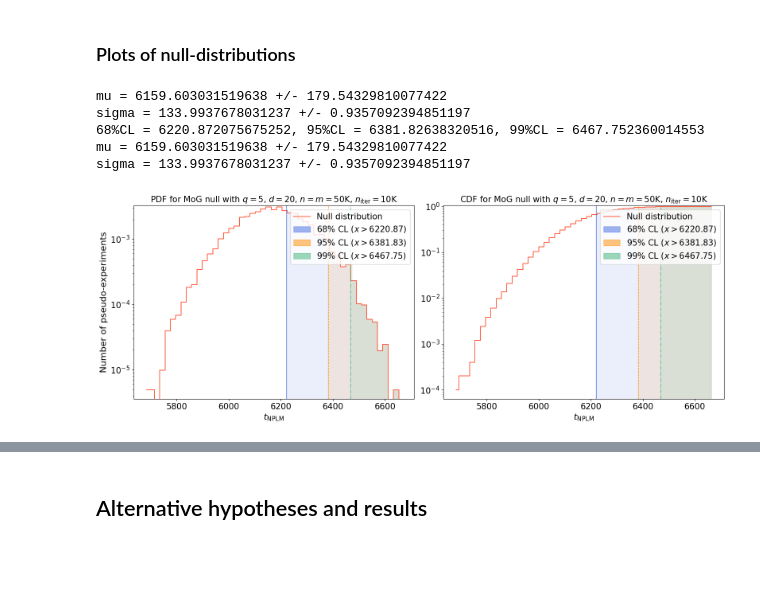
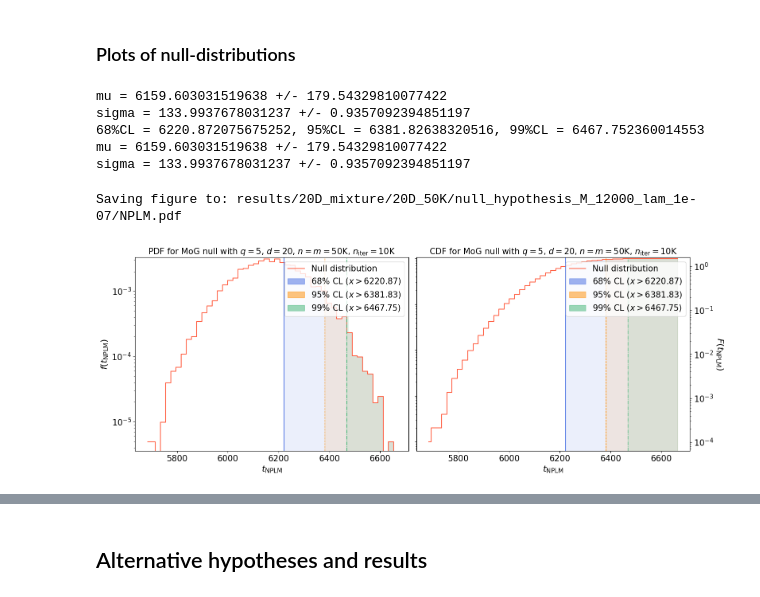
Before and after one commit to TwoSampleTests/NPLMMetrics, a Jupyter notebook: notebooks/Analysis_20D_mixture_50.ipynb, the cells around one changed output, grey strips where cells are left out. Saved outputs shown, nothing was run; the diff lists cells and outputs as text; code cells hidden in the pictures; blank space fills up the shorter version.

```diff
--- a/notebooks/Analysis_20D_mixture_50.ipynb
+++ b/notebooks/Analysis_20D_mixture_50.ipynb
@@ -7,5 +7,5 @@
 # %%
-visible_devices = [2]
+visible_devices = [0]
 from datetime import datetime
 print(datetime.now().strftime("%Y-%m-%d %H:%M:%S.%f")+":", "Importing os...")
 import os
@@ -464,7 +464,7 @@ current_ylim0 = ax[0].get_ylim()
 
 ax[0].set_yscale(scale)
 ax[0].set_xlabel(r"%s"%latex, fontsize=16)
-ax[0].set_ylabel('Number of pseudo-experiments', fontsize=16)
+ax[0].set_ylabel(r"$f (t_{\mathrm{NPLM}})$", fontsize=16)
 ax[0].set_title('PDF for MoG null with $q = '+str(ncomp)+'$, $d = '+str(ndims)+'$, $n=m='+str(int(nsamples/1000))+'$K, $n_{\mathrm{iter}} = '+str(int(niter/1000))+'$K', fontsize=15)
 ax[0].tick_params(axis='x', labelsize=15)  # Set x-axis tick label size
 ax[0].tick_params(axis='y', labelsize=15)  # Set y-axis tick label size
@@ -494,6 +494,17 @@ ax[1].step(step_edges, step_counts, where='mid', linestyle='-', color = "tomato"
 current_ylim1 = ax[1].get_ylim()
 
 ax[1].set_yscale(scale)
+
+# Hide left y-axis ticks/label on second plot
+ax[1].tick_params(axis='y', left=False, labelleft=False)
+
+# Create a twin y-axis for ax[1] and place label on the right
+ax1_right = ax[1].twinx()
+ax1_right.set_ylabel(r"$F (t_{\mathrm{NPLM}})$", fontsize=16, rotation=270, labelpad=20)
+ax1_right.tick_params(axis='y', labelsize=15)
+ax1_right.set_yscale(scale)
+ax1_right.set_ylim(ax[1].get_ylim())  # ensure the y-limits match
+
 ax[1].set_xlabel(r"%s"%latex, fontsize=16)
 ax[1].set_title('CDF for MoG null with $q = '+str(ncomp)+'$, $d = '+str(ndims)+'$, $n=m='+str(int(nsamples/1000))+'$K, $n_{\mathrm{iter}} = '+str(int(niter/1000))+'$K', fontsize=15)
 ax[1].tick_params(axis='x', labelsize=15)  # Set x-axis tick label size
@@ -510,31 +521,33 @@ for i, threshold in enumerate(thresholds):
         ax[1].fill_between(fill_x_range, 0, fill_y_values, color=colors[i], alpha=0.1, step='mid', label=f"{int(confidence_level * 100)}% CL ($x>{format(threshold_value, '.2f')}   $)")
     ax[1].axvline(x=threshold_value, linestyle=dash_styles[i], color=colors[i], linewidth=1)
 
 ax[1].set_ylim(current_ylim1)
 #for i, threshold in enumerate(thresholds):
 #    confidence, _, value = threshold
 #    ax[1].axvline(x=value, color=colors[i], linestyle=dash_styles[i], alpha=1, label=f"{int(confidence_level * 100)} CL% ($x>{format(threshold_value,'.2f')}$)")
 
 legend1 = ax[1].legend(loc='upper right', fontsize=15)
 for handle in legend1.legendHandles[-3:]:
     handle.set_alpha(0.5)  # Set to desired alpha value
 
 plt.subplots_adjust(wspace=0.1)  # Adjust this value to your liking
 plt.tight_layout()
+print("Saving figure to:", figure_file)
 plt.savefig(figure_file)
 plt.show()
 plt.close()
 
 nplm_config.update({"null_figure": figure_file})
 
 end = timer()
 print("Time elapsed:", end-start, "seconds.")
 
 #GMetrics.utils.save_update_metrics_config(metrics_config = metrics_config, metrics_config_file = metrics_config_file) # type: ignore
 # %% [output]
 mu = 6159.603031519638 +/- 179.54329810077422
 sigma = 133.9937678031237 +/- 0.9357092394851197
 68%CL = 6220.872075675252, 95%CL = 6381.82638320516, 99%CL = 6467.752360014553
 mu = 6159.603031519638 +/- 179.54329810077422
 sigma = 133.9937678031237 +/- 0.9357092394851197
+Saving figure to: results/20D_mixture/20D_50K/null_hypothesis_M_12000_lam_1e-07/NPLM.pdf
-[figure, old version]
+[figure, new version]
```
Also changed, not shown: parts of 3 cells of this notebook, 1 other file.
